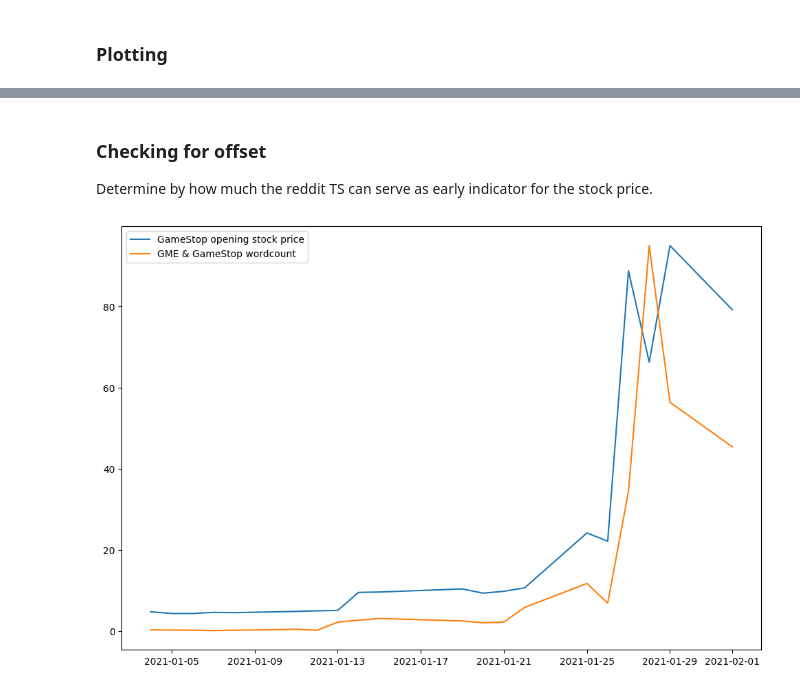
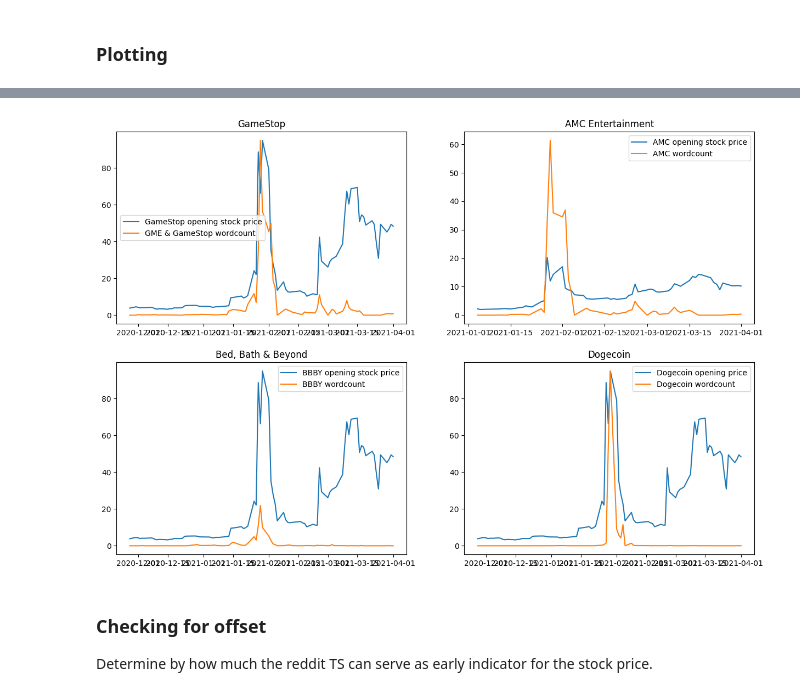
Before and after one commit to adavidho/Stonkscast, a Jupyter notebook: explorative/analysis/explorative_analysis.ipynb, the cells around one changed output, grey strips where cells are left out. Cells and saved outputs as stored; diff of their text form; code cells hidden in the pictures.

```diff
--- a/explorative/analysis/explorative_analysis.ipynb
+++ b/explorative/analysis/explorative_analysis.ipynb
@@ -71,7 +18,0 @@ plotting_df.head(10)
-# %%
-%matplotlib inline
-fig, ax = plt.subplots(figsize=(15, 10))
-ax.plot(plotting_df["Open"].loc[:"2021-04-01"], label="GameStop opening stock price")
-ax.plot(plotting_df["wordcount"].loc[:"2021-04-01"], label="GME & GameStop wordcount")
-ax.legend()
-plt.show()
@@ -80,12 +96,29 @@ plt.show()
+# %%
+%matplotlib inline
+fig, ((ax1, ax2), (ax3, ax4)) = plt.subplots(2, 2, figsize=(15, 10))
+ax1.plot(plotting_df_gme["Open"].loc[:"2021-04-01"], label="GameStop opening stock price")
+ax1.plot(plotting_df_gme["wordcount"].loc[:"2021-04-01"], label="GME & GameStop wordcount")
+ax1.set_title("GameStop")
+ax1.legend()
+
+ax2.plot(plotting_df_amc["Open"].loc[:"2021-04-01"], label="AMC opening stock price")
+ax2.plot(plotting_df_amc["wordcount"].loc[:"2021-04-01"], label="AMC wordcount")
+ax2.set_title("AMC Entertainment")
+ax2.legend()
+
+ax3.plot(plotting_df_bbby["Open"].loc[:"2021-04-01"], label="BBBY opening stock price")
+ax3.plot(plotting_df_bbby["wordcount"].loc[:"2021-04-01"], label="BBBY wordcount")
+ax3.set_title("Bed, Bath & Beyond")
+ax3.legend()
+
+ax4.plot(plotting_df_doge["Open"].loc[:"2021-04-01"], label="Dogecoin opening price")
+ax4.plot(plotting_df_doge["wordcount"].loc[:"2021-04-01"], label="Dogecoin wordcount")
+ax4.set_title("Dogecoin")
+ax4.legend()
+
+plt.show()
+# %% [output]
+[figure, added]
 # %% [markdown]
 ### Checking for offset
 Determine by how much the reddit TS can serve as early indicator for the stock price.
-# %%
-%matplotlib inline
-fig, ax = plt.subplots(figsize=(12, 8))
-ax.plot(plotting_df["Open"].loc["2021-01-01":"2021-02-01"], label="GameStop opening stock price") # .shift(-1)
-ax.plot(plotting_df["wordcount"].loc["2021-01-01":"2021-02-01"], label="GME & GameStop wordcount")
-ax.legend()
-plt.show()
-# %% [output]
-[figure, removed]
```
Also changed, not shown: parts of 12 cells of this notebook, 5 other files.
